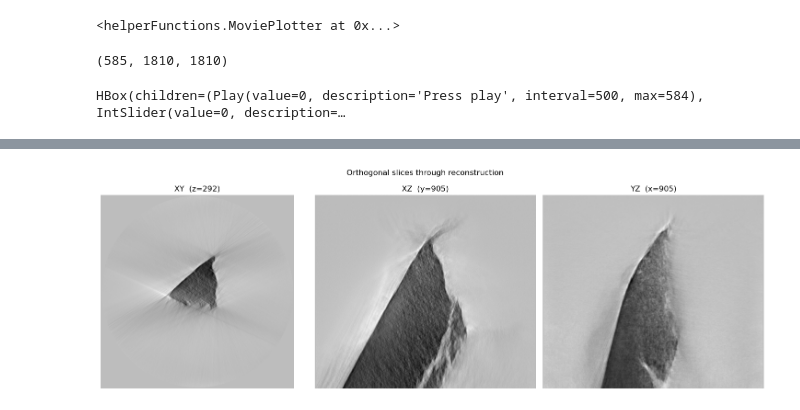
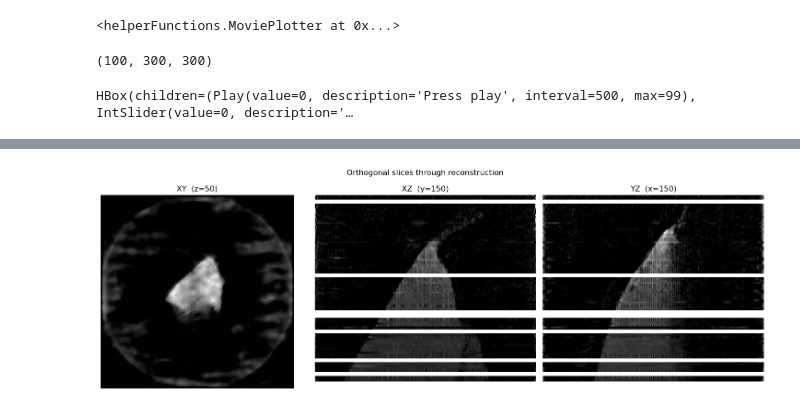
Before and after one commit to levijh1/TomoMono, a Jupyter notebook: lookAtRecons.ipynb, the cells around one changed output, grey strips where cells are left out. Cells and saved outputs as stored; diff of their text form; code cells hidden in the pictures.

```diff
--- a/lookAtRecons.ipynb
+++ b/lookAtRecons.ipynb
@@ -37,17 +37,17 @@ HBox(children=(Play(value=0, description='Press play', interval=500, max=555), I
 <helperFunctions.MoviePlotter at 0x...>
 # %%
 #Upload tiff of reconstruction
-fileLocation = "/home/ljh79/TomoMono/reconstructions/APSbeamtime_Oct25/cfg_fullres_recon_20260514-115952.tif"
+fileLocation = "/home/ljh79/TomoMono/reconstructions/ganrec/ganrec_recon_4xds_20260515-092107.tiff"
 from helperFunctions import convert_to_numpy, MoviePlotter
 reconstruction = convert_to_numpy(fileLocation)[0]
 
 from helperFunctions import MoviePlotter
 print(reconstruction.shape)
-MoviePlotter(reconstruction, color="inferno")
+MoviePlotter(reconstruction, color="gray")
 
 displayReconOrthogonalSlices(reconstruction)
 # %% [output]
-(585, 1810, 1810)
+(100, 300, 300)
-HBox(children=(Play(value=0, description='Press play', interval=500, max=584), IntSlider(value=0, description=…
+HBox(children=(Play(value=0, description='Press play', interval=500, max=99), IntSlider(value=0, description='…
 [interactive output not drawn]
-[figure, old version]
+[figure, new version]
```
Also changed, not shown: parts of 2 cells of this notebook, 41 other files.
